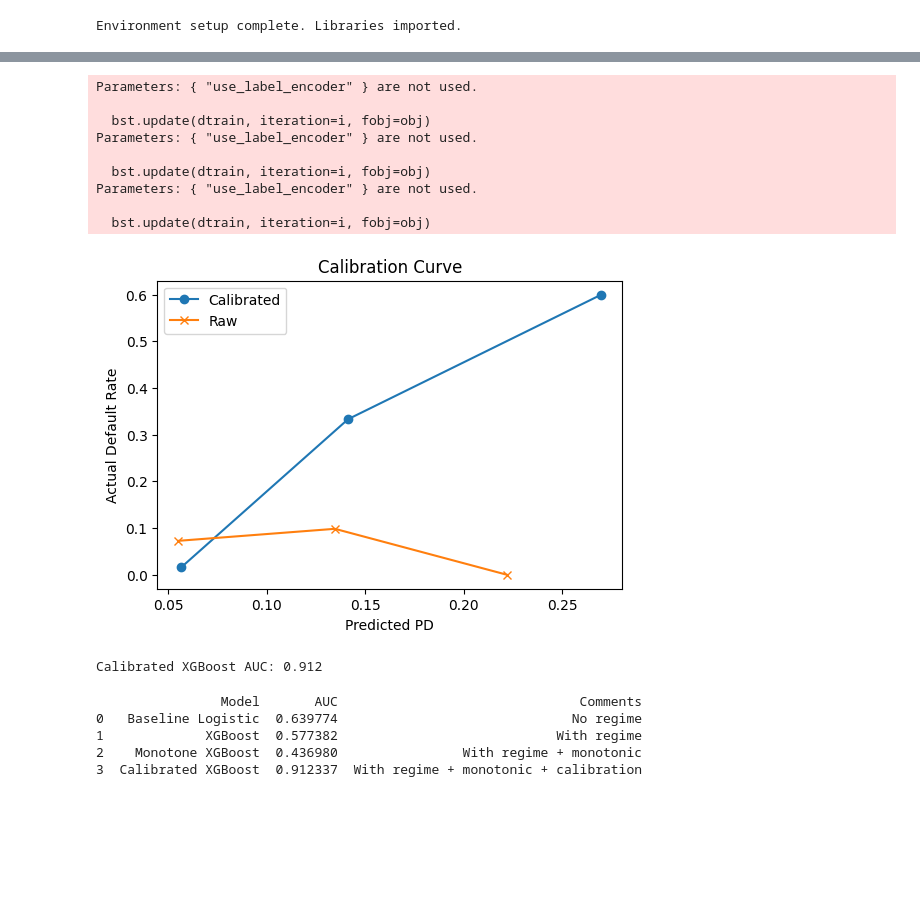
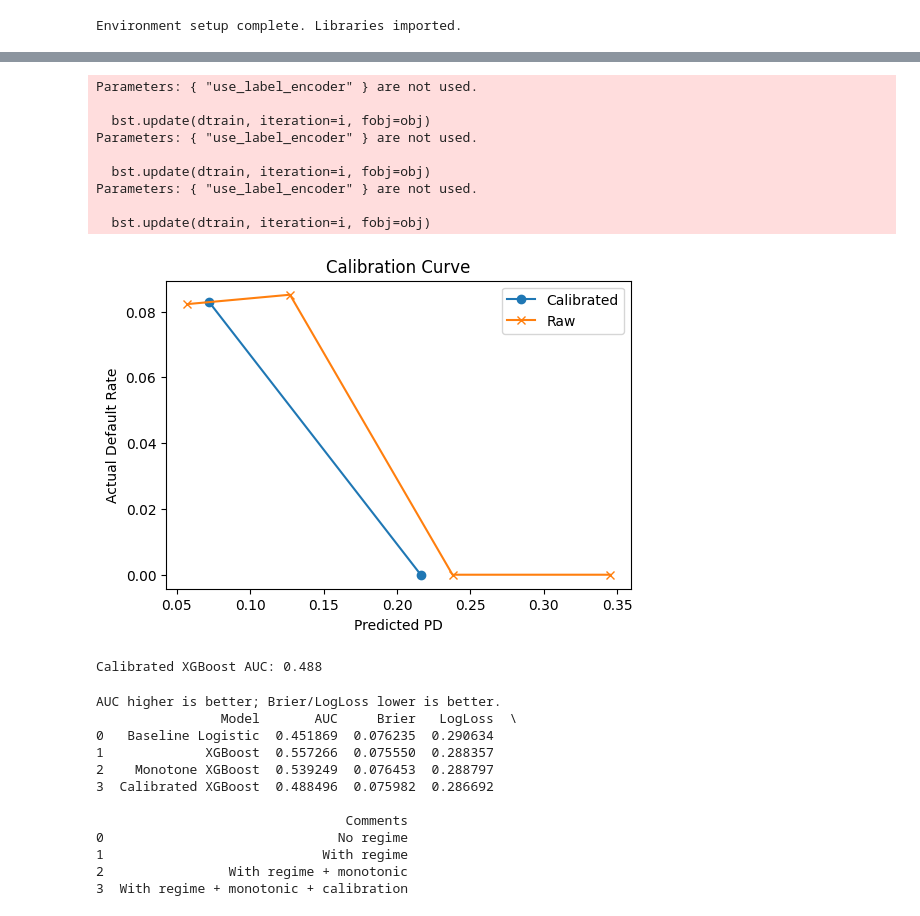
Before and after one commit to atharvrastogi7/Regime-Aware-Credit-PD-Pipeline, a Jupyter notebook: regime_pd_prototype.ipynb, the cells around one changed output, grey strips where cells are left out. Saved outputs shown, nothing was run; the diff lists cells and outputs as text; code cells hidden in the pictures; blank space fills up the shorter version.

```diff
--- a/regime_pd_prototype.ipynb
+++ b/regime_pd_prototype.ipynb
@@ -47,10 +48,13 @@ print('Environment setup complete. Libraries imported.')
 Environment setup complete. Libraries imported.
 # %%
 # STEP 1 — Load Borrower Dataset
-# For prototype, generate synthetic borrower data
+# For prototype, generate synthetic borrower-level data aligned to available macro years
 np.random.seed(42)
-num_records = 1000
-dates = pd.date_range('2015-01-01', periods=num_records, freq='ME')
+BORROWER_START_YEAR = 2000
+years = pd.date_range(f'{BORROWER_START_YEAR}-12-31', f'{pd.Timestamp.today().year}-12-31', freq='YE')
+obs_per_year = 40
+dates = np.repeat(years.values, obs_per_year)
+num_records = len(dates)
 
 borrower_df = pd.DataFrame({
     'date': dates,
@@ -132,10 +183,18 @@ print(borrower_df.head())
 # STEP 5 — Train Baseline PD Model (No Regime)
 features = ['leverage', 'interest_coverage', 'asset_growth']
 
-# Split by date
-split_idx = int(0.7 * len(borrower_df))
-train_df = borrower_df.iloc[:split_idx]
-test_df = borrower_df.iloc[split_idx:]
+# Split by date cutoff (not row cutoff) to avoid leakage across same dates
+unique_dates = np.sort(borrower_df['date'].unique())
+cutoff_idx = max(1, int(0.7 * len(unique_dates)) - 1)
+cutoff_date = unique_dates[cutoff_idx]
+train_df = borrower_df[borrower_df['date'] <= cutoff_date].copy()
+test_df = borrower_df[borrower_df['date'] > cutoff_date].copy()
+
+if test_df.empty:
+    raise ValueError('Test set is empty after date split. Increase date range or adjust split.')
+
+print(f'Train timeframe: {train_df["date"].min().date()} to {train_df["date"].max().date()}')
+print(f'Test timeframe: {test_df["date"].min().date()} to {test_df["date"].max().date()}')
 
 X_train = train_df[features]
 y_train = train_df['default']
@@ -170,14 +231,26 @@ Confusion Matrix:
 # %%
 # STEP 6 — Train Regime-Aware PD Model (XGBoost)
 from sklearn.preprocessing import LabelEncoder
+
+if 'regime' not in borrower_df.columns:
+    if 'macro_df' in globals() and 'regime' in macro_df.columns:
+        borrower_df = borrower_df.merge(macro_df[['date', 'regime']], on='date', how='inner')
+        borrower_df = borrower_df.sort_values('date').reset_index(drop=True)
+    else:
+        raise ValueError("'regime' is missing. Run STEP 3 and STEP 4 first.")
+
+if 'cutoff_date' not in globals():
+    unique_dates = np.sort(borrower_df['date'].unique())
+    cutoff_idx = max(1, int(0.7 * len(unique_dates)) - 1)
+    cutoff_date = unique_dates[cutoff_idx]
 
 regime_encoder = LabelEncoder()
 borrower_df['regime_cat'] = regime_encoder.fit_transform(borrower_df['regime'])
 
 # Ensure 'regime_cat' is present in train/test splits
 df_with_regime = borrower_df.copy()
-train_df = df_with_regime.iloc[:split_idx]
-test_df = df_with_regime.iloc[split_idx:]
+train_df = df_with_regime[df_with_regime['date'] <= cutoff_date].copy()
+test_df = df_with_regime[df_with_regime['date'] > cutoff_date].copy()
 
 features_regime = features + ['regime_cat']
 X_train_regime = train_df[features_regime]
@@ -215,51 +288,71 @@ Parameters: { "use_label_encoder" } are not used.
   bst.update(dtrain, iteration=i, fobj=obj)
 # %%
 # STEP 8 — Probability Calibration
-# Calibrate only on test set to avoid data leakage
+# Fit calibration on training data only; evaluate on untouched test data
 calibrator = CalibratedClassifierCV(xgb_monotone, method='isotonic', cv=3)
-calibrator.fit(X_test_regime, y_test)
+calibrator.fit(X_train_regime, y_train)
 pred_proba_calibrated = calibrator.predict_proba(X_test_regime)[:, 1]
 
 # Calibration curve
 plt.figure(figsize=(6,4))
 prob_true, prob_pred = calibration_curve(y_test, pred_proba_calibrated, n_bins=10)
 plt.plot(prob_pred, prob_true, marker='o', label='Calibrated')
 prob_true_raw, prob_pred_raw = calibration_curve(y_test, pred_proba_xgb_monotone, n_bins=10)
 plt.plot(prob_pred_raw, prob_true_raw, marker='x', label='Raw')
 plt.xlabel('Predicted PD')
 plt.ylabel('Actual Default Rate')
 plt.title('Calibration Curve')
 plt.legend()
 plt.show()
 
 auc_calibrated = roc_auc_score(y_test, pred_proba_calibrated)
 print(f'Calibrated XGBoost AUC: {auc_calibrated:.3f}')
 # %% [output]
 Parameters: { "use_label_encoder" } are not used.
 
   bst.update(dtrain, iteration=i, fobj=obj)
 Parameters: { "use_label_encoder" } are not used.
 
   bst.update(dtrain, iteration=i, fobj=obj)
 Parameters: { "use_label_encoder" } are not used.
 
   bst.update(dtrain, iteration=i, fobj=obj)
-[figure, old version]
+[figure, new version]
-Calibrated XGBoost AUC: 0.912
+Calibrated XGBoost AUC: 0.488
 # %%
 # STEP 9 — Compare Results
 results = pd.DataFrame({
     'Model': ['Baseline Logistic', 'XGBoost', 'Monotone XGBoost', 'Calibrated XGBoost'],
     'AUC': [auc_lr, auc_xgb, auc_xgb_monotone, auc_calibrated],
+    'Brier': [
+        brier_score_loss(y_test, pred_proba_lr),
+        brier_score_loss(y_test, pred_proba_xgb),
+        brier_score_loss(y_test, pred_proba_xgb_monotone),
+        brier_score_loss(y_test, pred_proba_calibrated)
+    ],
+    'LogLoss': [
+        log_loss(y_test, pred_proba_lr),
+        log_loss(y_test, pred_proba_xgb),
+        log_loss(y_test, pred_proba_xgb_monotone),
+        log_loss(y_test, pred_proba_calibrated)
+    ],
     'Comments': ['No regime', 'With regime', 'With regime + monotonic', 'With regime + monotonic + calibration']
 })
+print('AUC higher is better; Brier/LogLoss lower is better.')
 print(results)
 # %% [output]
-                Model       AUC                               Comments
-0   Baseline Logistic  0.639774                              No regime
-1             XGBoost  0.577382                            With regime
-2    Monotone XGBoost  0.436980                With regime + monotonic
-3  Calibrated XGBoost  0.912337  With regime + monotonic + calibration
+AUC higher is better; Brier/LogLoss lower is better.
+                Model       AUC     Brier   LogLoss  \
+0   Baseline Logistic  0.451869  0.076235  0.290634
+1             XGBoost  0.557266  0.075550  0.288357
+2    Monotone XGBoost  0.539249  0.076453  0.288797
+3  Calibrated XGBoost  0.488496  0.075982  0.286692
+
+                                Comments
+0                              No regime
+1                            With regime
+2                With regime + monotonic
+3  With regime + monotonic + calibration
 # %%
 # STEP 10 — Print Insights
 print('Regime transition matrix:')
```
Also changed, not shown: parts of 9 cells of this notebook, 1 other file.
